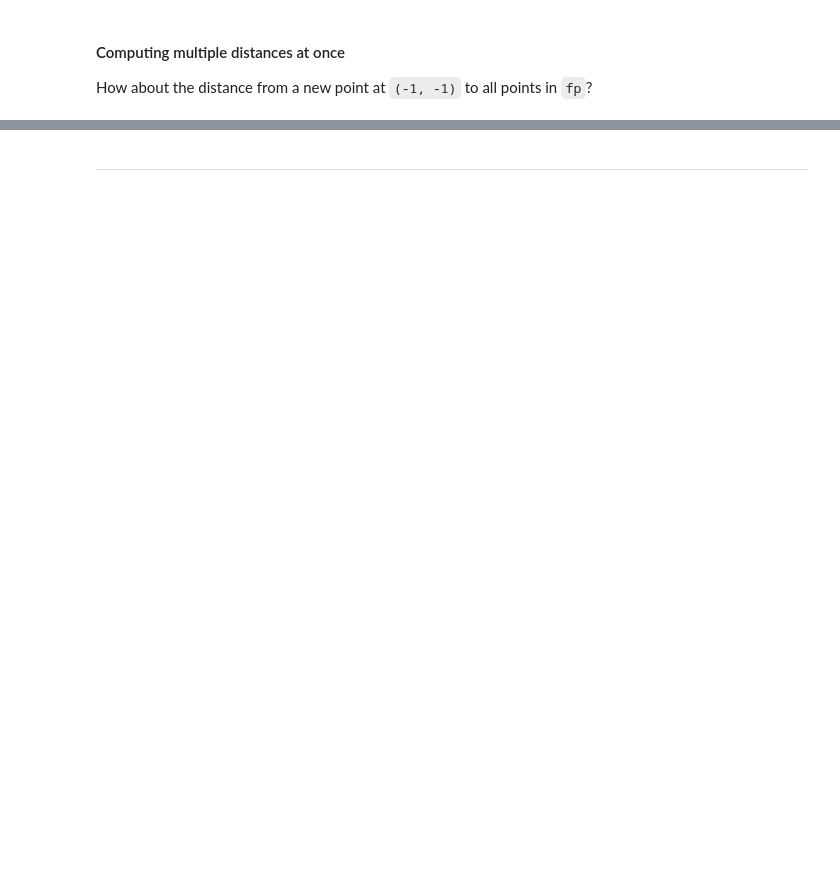
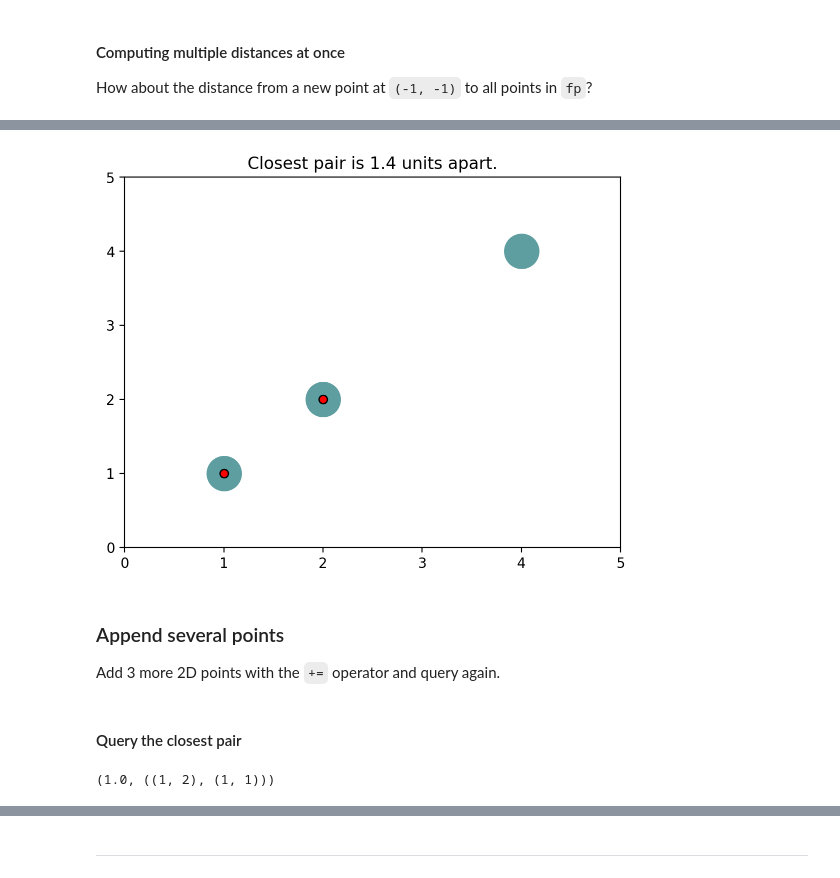
Before and after one commit to carsonfarmer/fastpair, a Jupyter notebook: notebooks/basic_usage.ipynb, the cells around one changed output, grey strips where cells are left out. Saved outputs shown, nothing was run; the diff lists cells and outputs as text; code cells hidden in the pictures; blank space fills up the shorter version.

```diff
--- a/notebooks/basic_usage.ipynb
+++ b/notebooks/basic_usage.ipynb
@@ -206,4 +171,0 @@ A key strength of `fastpair` is the ability to incorporate additional points dyn
-# %%
-points = random_points(101, (2), 4)
-fp = fastpair.FastPair()
-fp.build(points)
@@ -234,6 +171,0 @@ Add 4 more 2D points with the `+=` operator and query again.
-# %%
-for p in range(4):
-    fp += tuple(*random_points(p, (2), 1))
-
-dist, (a, b) = fp.closest_pair()
-dist, (a, b)
@@ -261,6 +171,0 @@ Add another 4 2D points and query again.
-# %%
-for p in range(4):
-    fp += tuple(*random_points(p + 2**p, (2), 1))
-
-dist, (a, b) = fp.closest_pair()
-dist, (a, b)
@@ -287,0 +183,12 @@ plt.title(f"Closest pair is {dist:.2} units apart.");
+# %%
+plt.scatter(*zip(*fp.points, strict=True), s=600, color="cadetblue", zorder=1)
+plt.scatter(*zip(a, b, strict=True), color="red", ec="k", zorder=2)
+plt.xlim(0, 5)
+plt.ylim(0, 5)
+plt.title(f"Closest pair is {dist:.2} units apart.");
+# %% [output]
+[figure, added]
+# %% [markdown]
+### Append several points
+
+Add 3 more 2D points with the `+=` operator and query again.
@@ -287,0 +199,7 @@ plt.title(f"Closest pair is {dist:.2} units apart.");
+# %% [markdown]
+#### Query the closest pair
+# %%
+dist, (a, b) = fp.closest_pair()
+dist, (a, b)
+# %% [output]
+(1.0, ((1, 2), (1, 1)))
```
Also changed, not shown: parts of 45 cells of this notebook, 2 other files.
